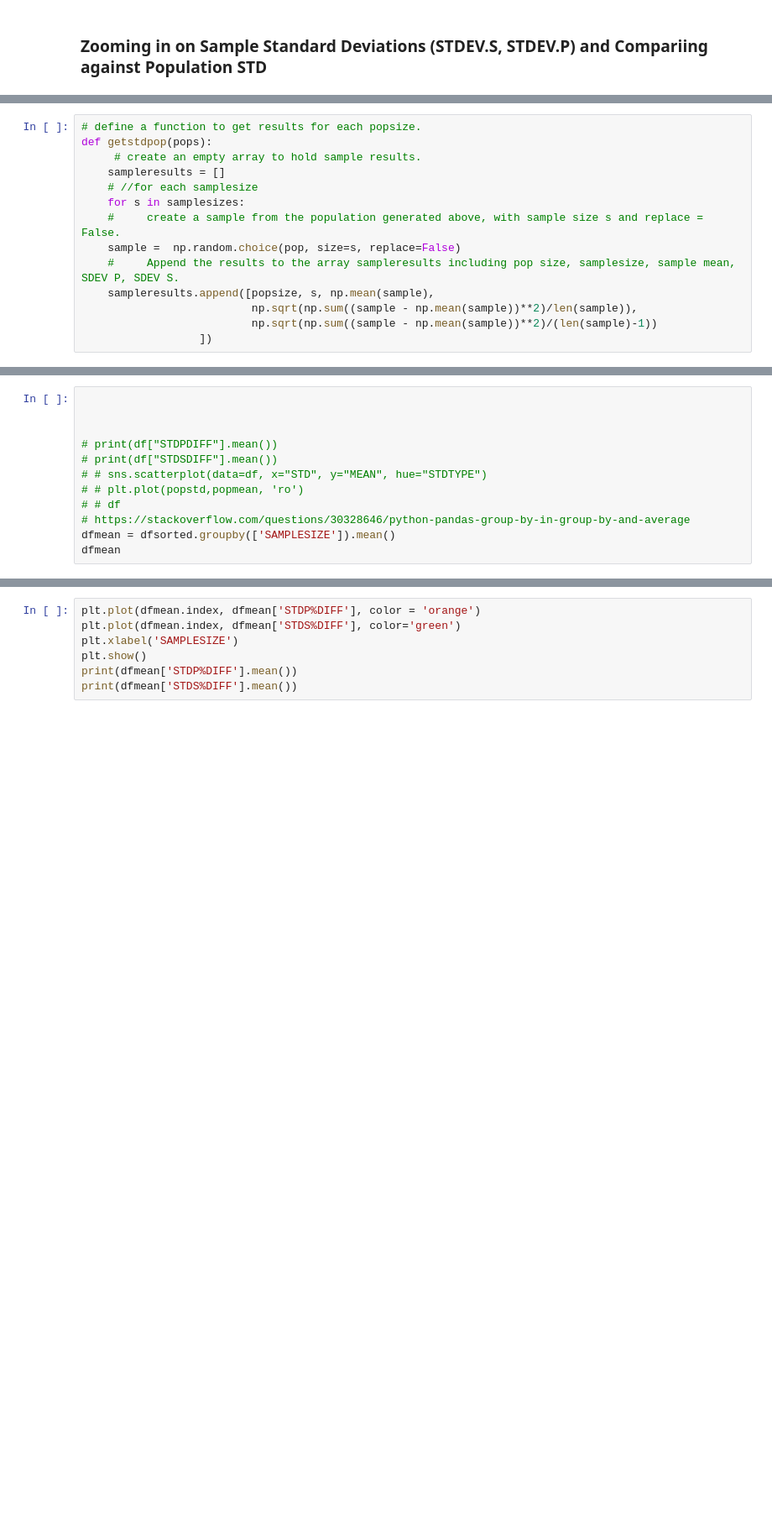
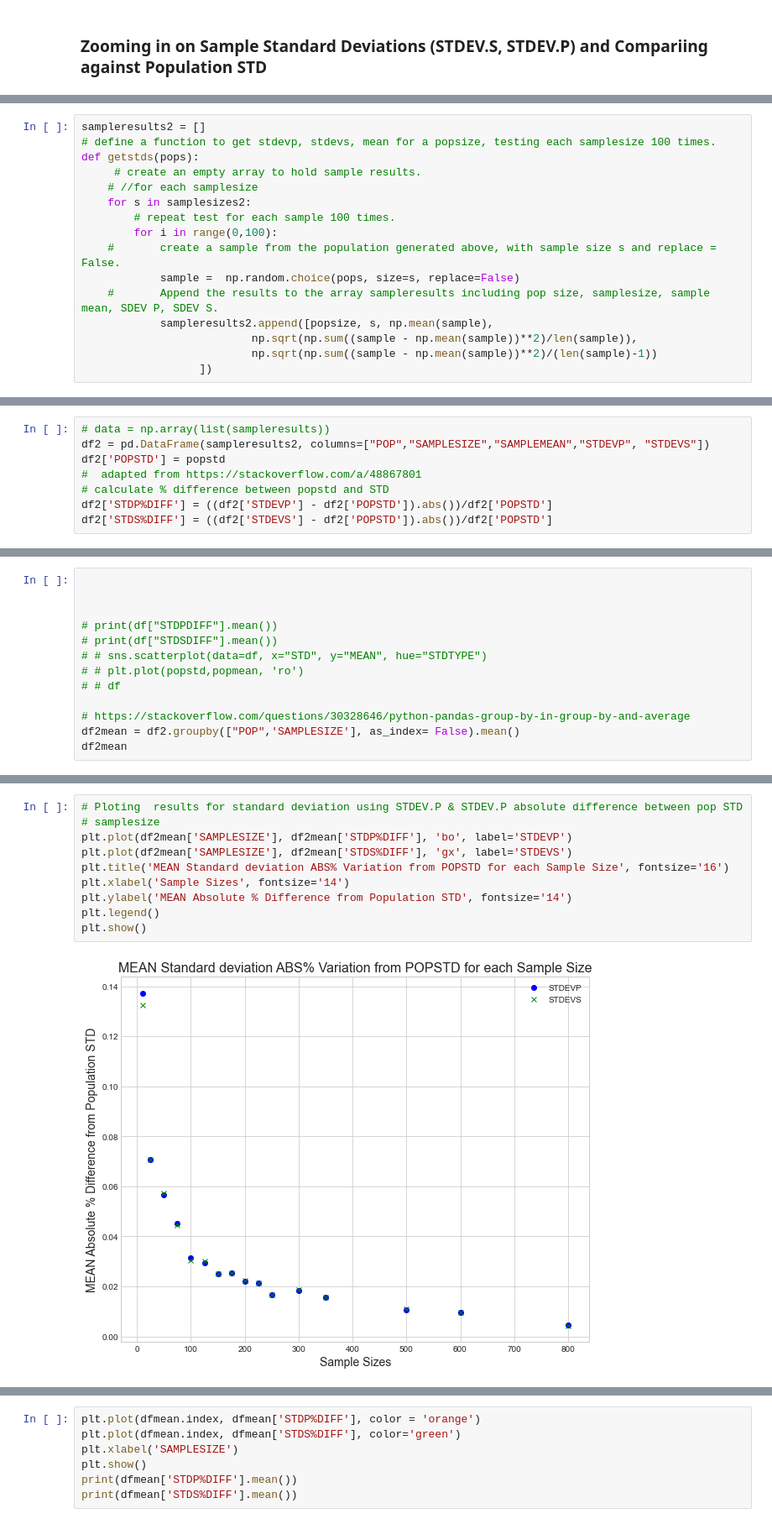
Before and after one commit to fionaoriordan/MLS_Tasks, a Jupyter notebook: Tasks.ipynb, the cells around one changed output, grey strips where cells are left out. Shown: that part at 84% size. Saved outputs shown, nothing was run; the diff lists cells and outputs as text; blank space fills up the shorter version.

```diff
--- a/Tasks.ipynb
+++ b/Tasks.ipynb
@@ -523,14 +537,16 @@ make life easier and create a function to
 # %%
-# define a function to get results for each popsize.
-def getstdpop(pops):
+sampleresults2 = []
+# define a function to get stdevp, stdevs, mean for a popsize, testing each samplesize 100 times.
+def getstds(pops):
      # create an empty array to hold sample results.
-    sampleresults = []
     # //for each samplesize
-    for s in samplesizes:
-    #     create a sample from the population generated above, with sample size s and replace = False.
-    sample =  np.random.choice(pop, size=s, replace=False)
-    #     Append the results to the array sampleresults including pop size, samplesize, sample mean, SDEV P, SDEV S.
-    sampleresults.append([popsize, s, np.mean(sample),
+    for s in samplesizes2:
+        # repeat test for each sample 100 times.
+        for i in range(0,100):
+    #       create a sample from the population generated above, with sample size s and replace = False.
+            sample =  np.random.choice(pops, size=s, replace=False)
+    #       Append the results to the array sampleresults including pop size, samplesize, sample mean, SDEV P, SDEV S.
+            sampleresults2.append([popsize, s, np.mean(sample),
                           np.sqrt(np.sum((sample - np.mean(sample))**2)/len(sample)),
                           np.sqrt(np.sum((sample - np.mean(sample))**2)/(len(sample)-1))
                   ])
@@ -548,0 +558,8 @@ for s in samplesizes:
+# %%
+# data = np.array(list(sampleresults))
+df2 = pd.DataFrame(sampleresults2, columns=["POP","SAMPLESIZE","SAMPLEMEAN","STDEVP", "STDEVS"])
+df2['POPSTD'] = popstd
+#  adapted from https://stackoverflow.com/a/48867801
+# calculate % difference between popstd and STD
+df2['STDP%DIFF'] = ((df2['STDEVP'] - df2['POPSTD']).abs())/df2['POPSTD']
+df2['STDS%DIFF'] = ((df2['STDEVS'] - df2['POPSTD']).abs())/df2['POPSTD']
@@ -555,6 +574,7 @@ for s in samplesizes:
 # # sns.scatterplot(data=df, x="STD", y="MEAN", hue="STDTYPE")
 # # plt.plot(popstd,popmean, 'ro')
 # # df
+
 # https://stackoverflow.com/questions/30328646/python-pandas-group-by-in-group-by-and-average
-dfmean = dfsorted.groupby(['SAMPLESIZE']).mean()
-dfmean
+df2mean = df2.groupby(["POP",'SAMPLESIZE'], as_index= False).mean()
+df2mean
@@ -566,0 +601,12 @@ plt.show()
+# %%
+# Ploting  results for standard deviation using STDEV.P & STDEV.P absolute difference between pop STD
+# samplesize
+plt.plot(df2mean['SAMPLESIZE'], df2mean['STDP%DIFF'], 'bo', label='STDEVP')
+plt.plot(df2mean['SAMPLESIZE'], df2mean['STDS%DIFF'], 'gx', label='STDEVS')
+plt.title('MEAN Standard deviation ABS% Variation from POPSTD for each Sample Size', fontsize='16')
+plt.xlabel('Sample Sizes', fontsize='14')
+plt.ylabel('MEAN Absolute % Difference from Population STD', fontsize='14')
+plt.legend()
+plt.show()
+# %% [output]
+[figure, added]
```
Also changed, not shown: parts of 32 cells of this notebook.
